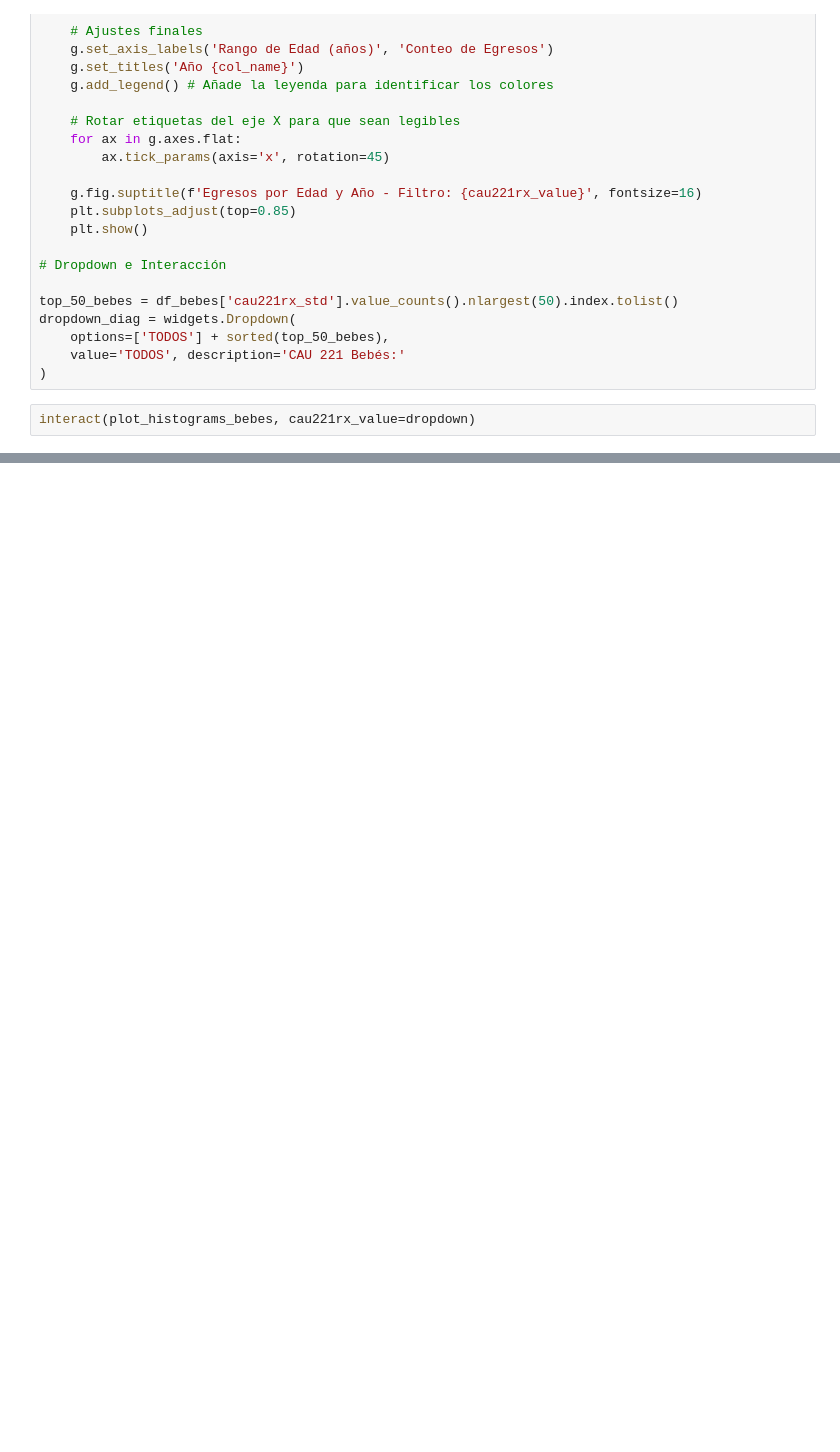
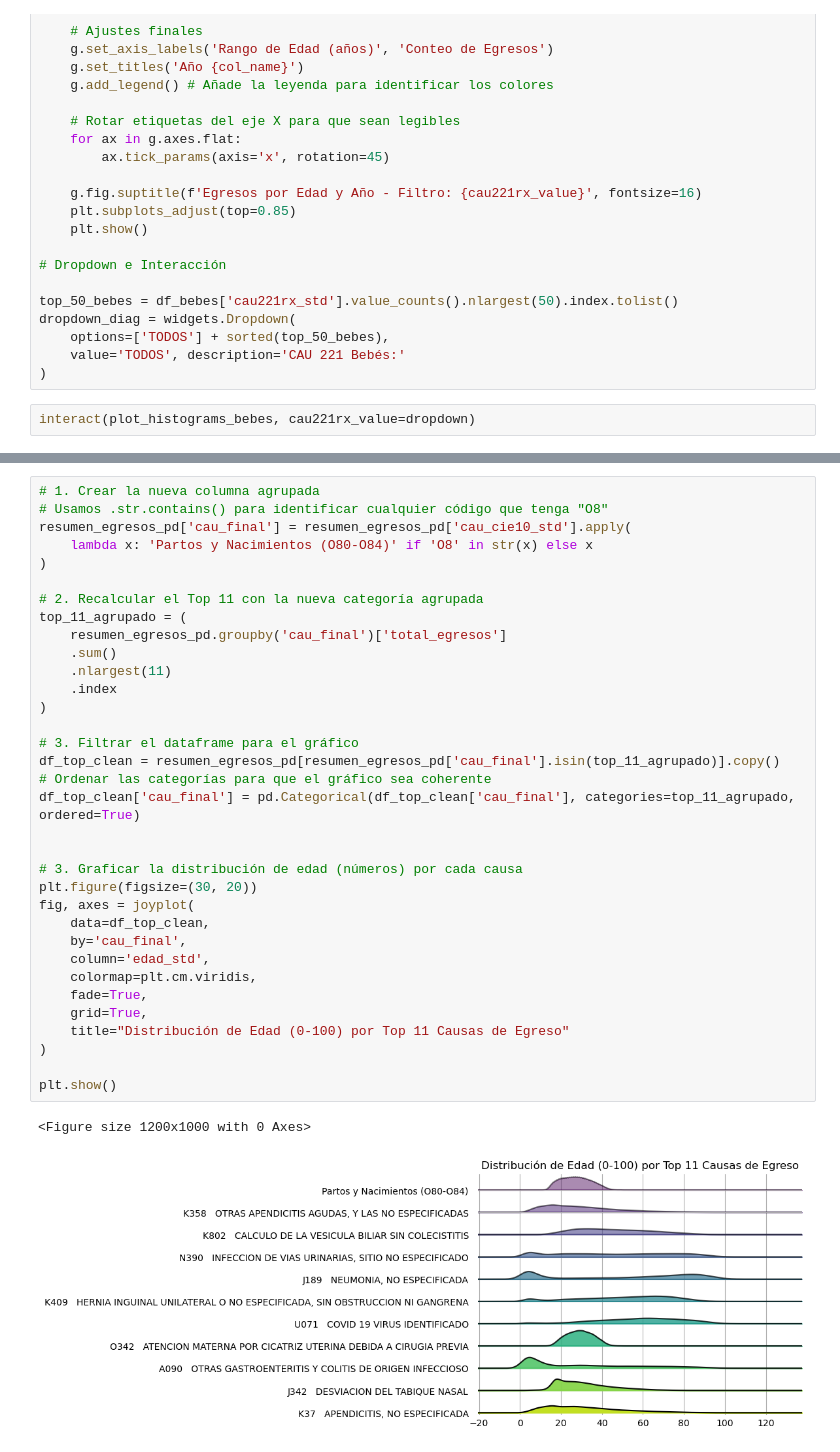
Before and after one commit to kris-aid/Ecu-Hospital-Data-Analysis, a Jupyter notebook: notebooks/visualizacion/sistema_salud_visualization.ipynb, the cells around one changed output, grey strips where cells are left out. Cells and saved outputs as stored; diff of their text form; blank space fills up the shorter version.

```diff
--- a/notebooks/visualizacion/sistema_salud_visualization.ipynb
+++ b/notebooks/visualizacion/sistema_salud_visualization.ipynb
@@ -387,0 +429,37 @@ interact(plot_histograms_bebes, cau221rx_value=dropdown)
+# %%
+# 1. Crear la nueva columna agrupada
+# Usamos .str.contains() para identificar cualquier código que tenga "O8"
+resumen_egresos_pd['cau_final'] = resumen_egresos_pd['cau_cie10_std'].apply(
+    lambda x: 'Partos y Nacimientos (O80-O84)' if 'O8' in str(x) else x
+)
+
+# 2. Recalcular el Top 11 con la nueva categoría agrupada
+top_11_agrupado = (
+    resumen_egresos_pd.groupby('cau_final')['total_egresos']
+    .sum()
+    .nlargest(11)
+    .index
+)
+
+# 3. Filtrar el dataframe para el gráfico
+df_top_clean = resumen_egresos_pd[resumen_egresos_pd['cau_final'].isin(top_11_agrupado)].copy()
+# Ordenar las categorías para que el gráfico sea coherente
+df_top_clean['cau_final'] = pd.Categorical(df_top_clean['cau_final'], categories=top_11_agrupado, ordered=True)
+
+
+# 3. Graficar la distribución de edad (números) por cada causa
+plt.figure(figsize=(30, 20))
+fig, axes = joyplot(
+    data=df_top_clean,
+    by='cau_final',
+    column='edad_std',
+    colormap=plt.cm.viridis,
+    fade=True,
+    grid=True,
+    title="Distribución de Edad (0-100) por Top 11 Causas de Egreso"
+)
+
+plt.show()
+# %% [output]
+<Figure size 1200x1000 with 0 Axes>
+[figure, added]
```
Also changed, not shown: parts of 8 cells of this notebook, 20 other files.
